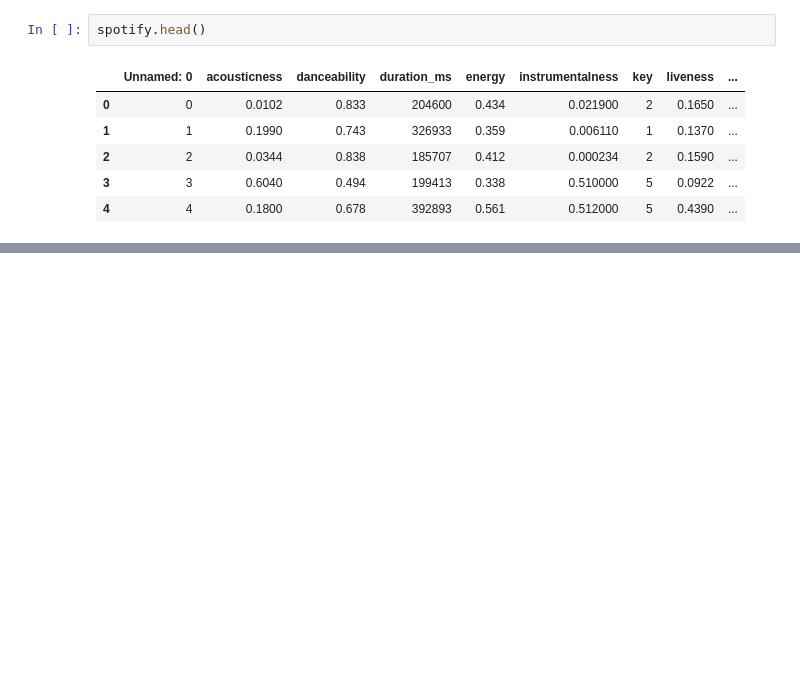
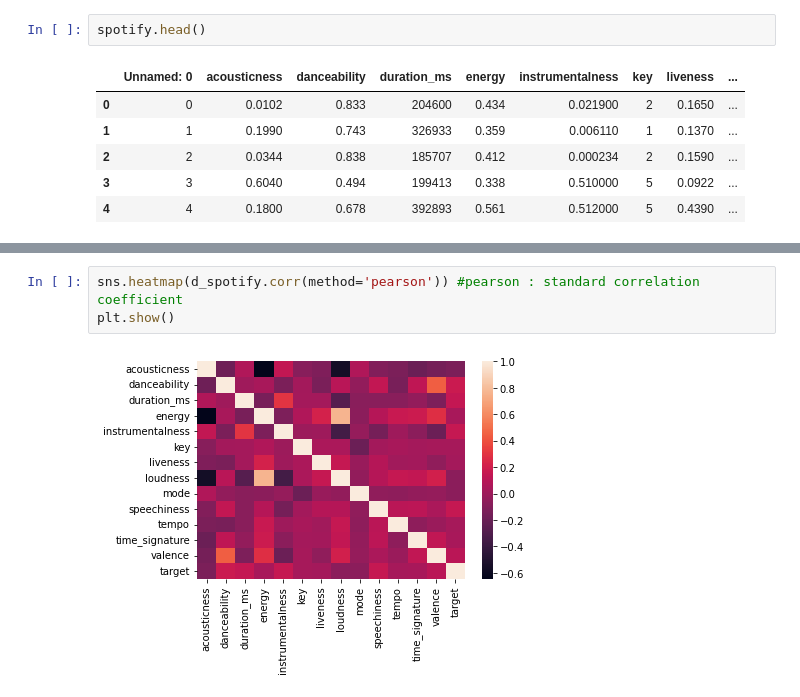
Before and after one commit to AhmedCharfeddine/spotify-recommender-system, a Jupyter notebook: Notebook 1.ipynb, the cells around one changed output, grey strips where cells are left out. Drawn from its saved outputs; the diff is of its cells as text; blank space fills up the shorter version.

```diff
--- a/Notebook 1.ipynb
+++ b/Notebook 1.ipynb
@@ -29,0 +131,5 @@ spotify.head()
+# %%
+sns.heatmap(d_spotify.corr(method='pearson')) #pearson : standard correlation coefficient
+plt.show()
+# %% [output]
+[figure, added]
```
Also changed, not shown: parts of 16 cells of this notebook.
